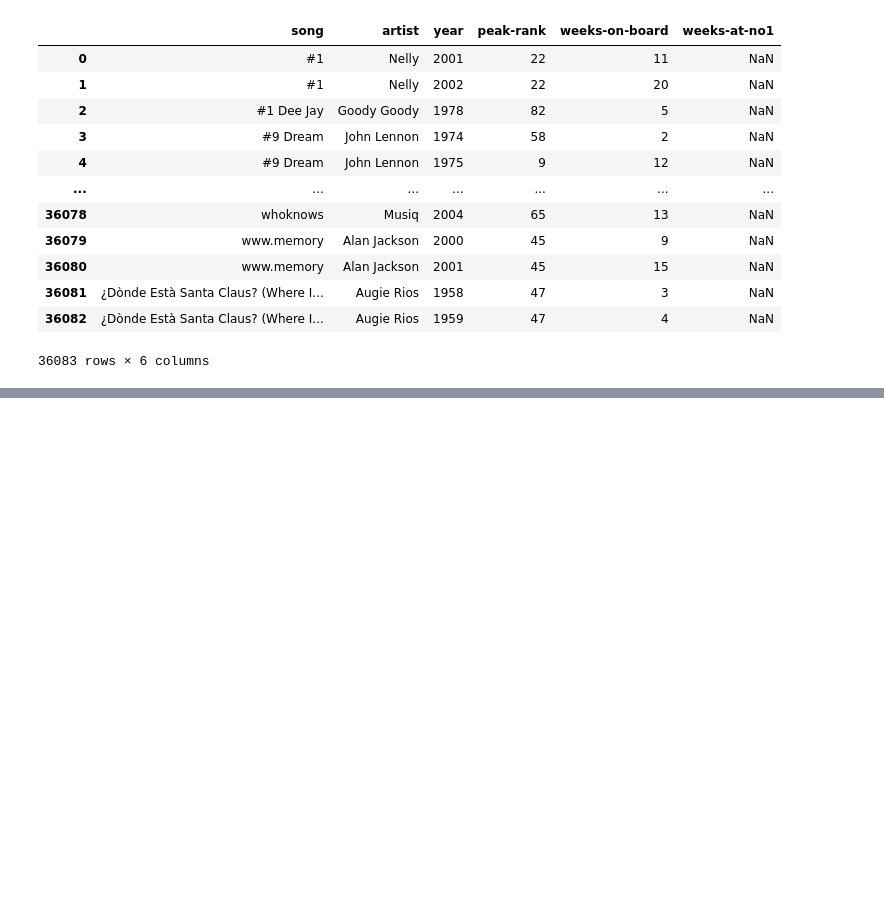
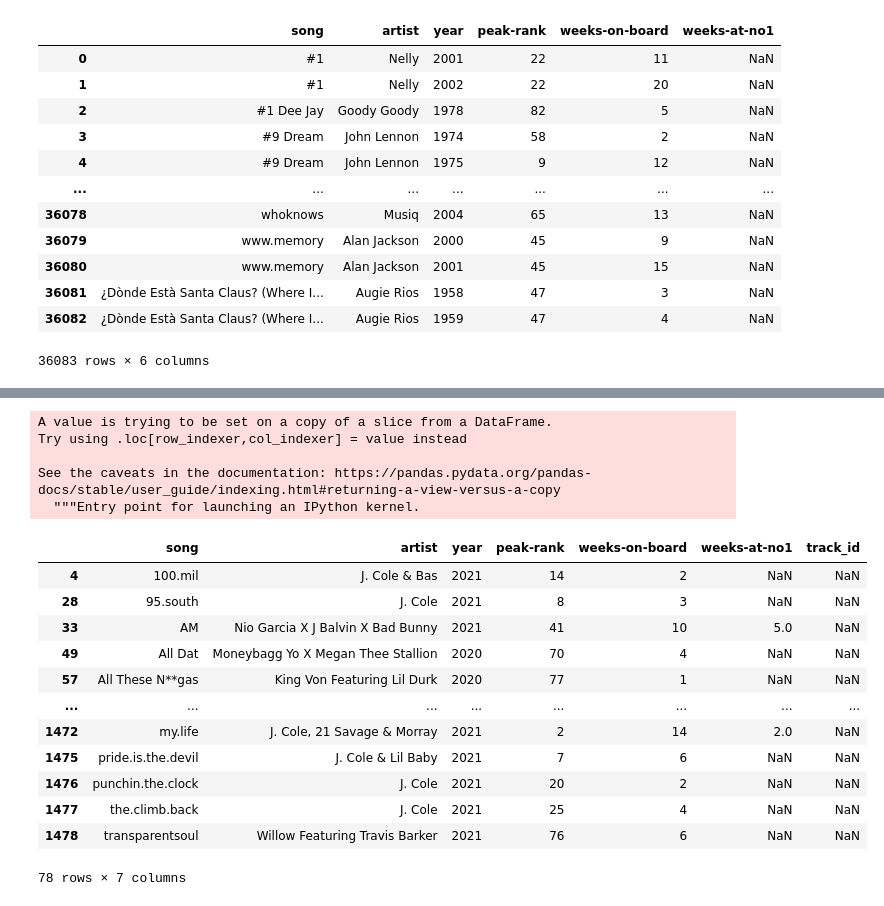
Before and after one commit to gdagger/Billboard-Top-100-Project, a Jupyter notebook: billboard.ipynb, the cells around one changed output, grey strips where cells are left out. Cells and saved outputs as stored; diff of their text form; code cells hidden in the pictures; blank space fills up the shorter version.

```diff
--- a/billboard.ipynb
+++ b/billboard.ipynb
@@ -282,15 +324,38 @@ billboard_2020s.to_csv(f'./Resources/billboard_2020s.csv', index=False)
+# %%
+billboard_2020s['track_id'] = billboard_2020s[['song', 'artist']].swifter.apply(lambda row:get_track_id(row.song,row.artist),axis=1)
+billboard_2020s.to_csv(f'./Resources/billboard_2020s.csv', index=False)
+# %% [output]
+A value is trying to be set on a copy of a slice from a DataFrame.
+Try using .loc[row_indexer,col_indexer] = value instead
+
+See the caveats in the documentation: https://pandas.pydata.org/pandas-docs/stable/user_guide/indexing.html#returning-a-view-versus-a-copy
+  """Entry point for launching an IPython kernel.
 # %%
 # df_1960s[df_1960s['track_id']]
 
-df_1970s = pd.read_csv('./Resources/billboard_1970s.csv')
-null_rows = df_1970s[df_1970s['track_id'].isnull()]
+df_2020s = pd.read_csv('./Resources/billboard_2020s.csv')
+null_rows = df_2020s[df_2020s['track_id'].isnull()]
 
 # null_rows[null_rows['song'].str.contains("\?")]
-# null_rows
+null_rows
 
 
-null_rows['track_id'] = null_rows[['song', 'artist']].swifter.apply(lambda row:get_track_id(row.song,row.artist),axis=1)
-null_rows.to_csv(f'./Resources/null1980s.csv', index=False)
+# null_rows['track_id'] = null_rows[['song', 'artist']].swifter.apply(lambda row:get_track_id(row.song,row.artist),axis=1)
+# null_rows.to_csv(f'./Resources/null1980s.csv', index=False)
+# %% [output]
+|  | song | artist | year | peak-rank | weeks-on-board | weeks-at-no1 | track_id |
+| 4 | 100.mil | J. Cole & Bas | 2021 | 14 | 2 | NaN | NaN |
+| 28 | 95.south | J. Cole | 2021 | 8 | 3 | NaN | NaN |
+| 33 | AM | Nio Garcia X J Balvin X Bad Bunny | 2021 | 41 | 10 | 5.0 | NaN |
+| 49 | All Dat | Moneybagg Yo X Megan Thee Stallion | 2020 | 70 | 4 | NaN | NaN |
+| 57 | All These N**gas | King Von Featuring Lil Durk | 2020 | 77 | 1 | NaN | NaN |
+| ... | ... | ... | ... | ... | ... | ... | ... |
+| 1472 | my.life | J. Cole, 21 Savage & Morray | 2021 | 2 | 14 | 2.0 | NaN |
+| 1475 | pride.is.the.devil | J. Cole & Lil Baby | 2021 | 7 | 6 | NaN | NaN |
+| 1476 | punchin.the.clock | J. Cole | 2021 | 20 | 2 | NaN | NaN |
+| 1477 | the.climb.back | J. Cole | 2021 | 25 | 4 | NaN | NaN |
+| 1478 | transparentsoul | Willow Featuring Travis Barker | 2021 | 76 | 6 | NaN | NaN |
+78 rows × 7 columns
 # %%
 missedvalues = pd.read_csv('./Resources/null1980s.csv')
 
```
Also changed, not shown: parts of 13 cells of this notebook.
